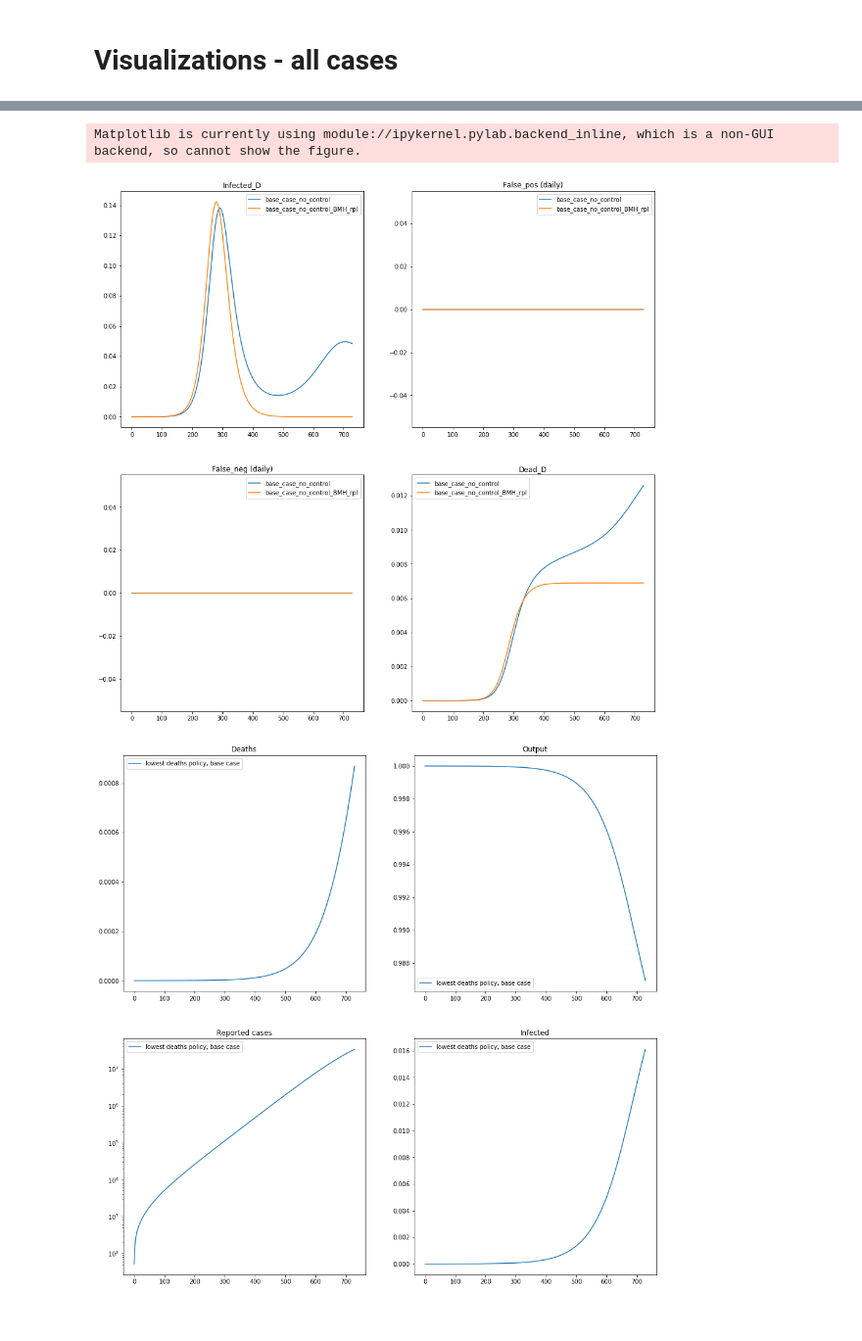
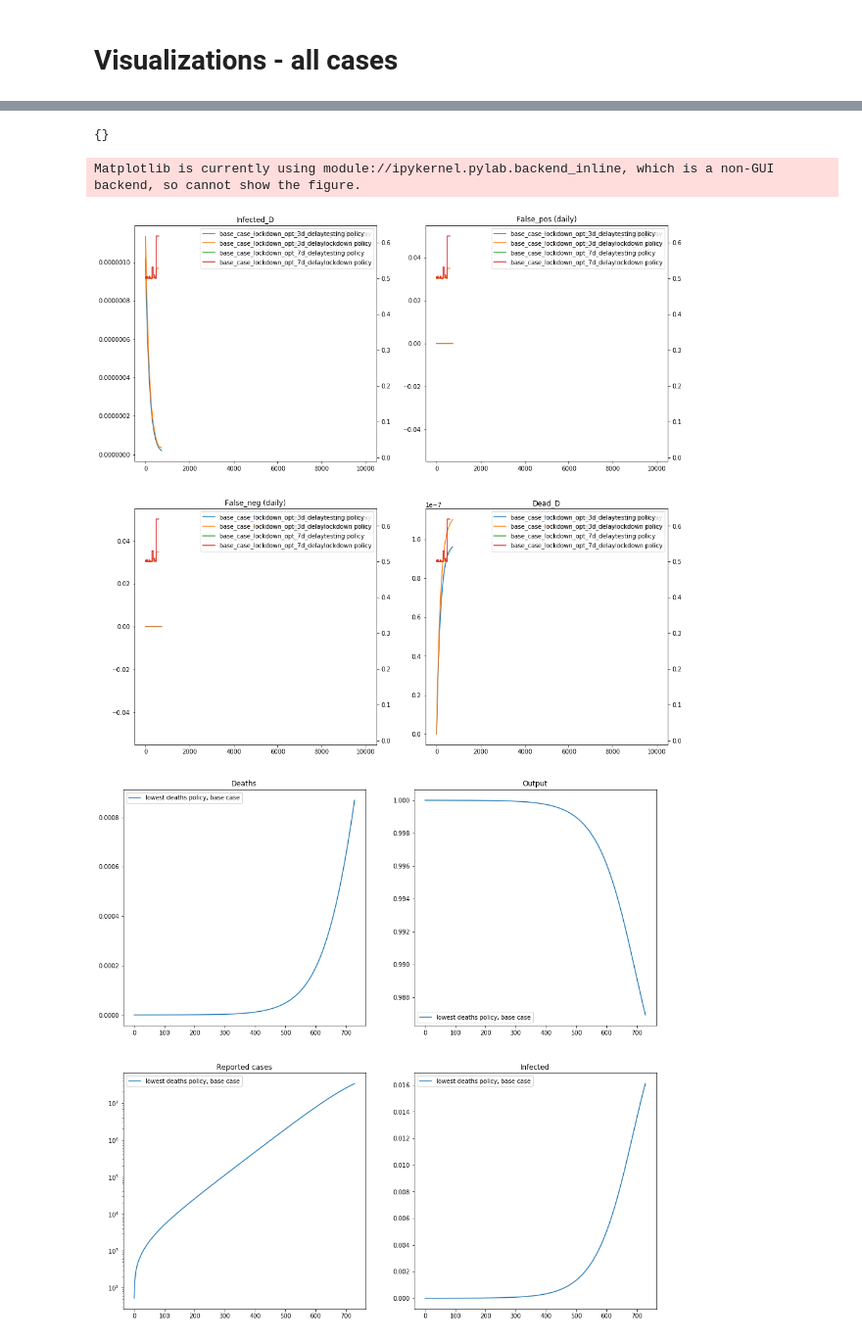
Before and after one commit to lauri-neuvonen/BHM_Covid_Testing, a Jupyter notebook: Visualizations.ipynb, the cells around one changed output, grey strips where cells are left out. Shown at 98% size. Drawn from its saved outputs; the diff is of its cells as text; code cells hidden in the pictures.

Commit message:
Reformulates policies to allow neater calls etc.

```diff
--- a/Visualizations.ipynb
+++ b/Visualizations.ipynb
@@ -25,18 +25,29 @@ class Policy_template():
         self.testing_policy_control_days = testing_policy_control_days
         self.testing_policy_lower_limits = testing_policy_lower_limits
         self.testing_policy_upper_limits = testing_policy_upper_limits
+
+class Policy():
+    def __init__(self, lockdown_policy, testing_policy):
+        self.lockdown_policy = lockdown_policy
+        self.testing_policy = testing_policy
 # %%
 # Tools for building optimization runs based on params.
 
-def create_policy(policy_control_times, policy_control_values):
-    policy = {} # this will hold the policy in format suitable for input to the epidemic model
+def create_sub_policy(policy_control_times, policy_control_values):
+    # creates a subpolicy (e.g. testing policy) that can be used as part of total policy (all controls)
+
+    sub_policy = {} # this will hold the policy in format suitable for input to the epidemic model
     #print("times: ", policy_control_times)
     #print("values: ", policy_control_values)
 
     for (i, t) in enumerate(policy_control_times):
-        policy[t] = policy_control_values[i]
+        sub_policy[t] = policy_control_values[i]
 
-    return policy
+    return sub_policy
+
+def create_policy(lockdown_policy, testing_policy):
+
+    return Policy(lockdown_policy, testing_policy)
 
 # Run generator
 
@@ -526,3 +513,19 @@ runs['base_case_no_control_BMH_rpl']={
+# %%
+runs = {}
+
+runs['base_case_lockdown_opt_3d_delay']={
+    'lockdown_policy_control_days': [3, 15, 30, 60, 90, 120, 150, 200, 250, 300, 350, 400, 450, 500, 600],
+    'testing_policy_control_days': [10000],   # no adjustments to testing policy
+    'testing_policy_lower_limits': [0.0],
+    'testing_policy_upper_limits': [0.05]
+}
+
+runs['base_case_lockdown_opt_7d_delay']={
+    'lockdown_policy_control_days': [7, 15, 30, 60, 90, 120, 150, 200, 250, 300, 350, 400, 450, 500, 600],
+    'testing_policy_control_days': [10000],   # no adjustments to testing policy
+    'testing_policy_lower_limits': [0.0],
+    'testing_policy_upper_limits': [0.05]
+}
 # %%
 for run in runs:
     model, model_case, policy_control = create_simu_run(**runs[run])
@@ -592,9 +594,13 @@ lockdown:  1.0
+# %%
+print(lowest_deaths_policy)
+# %% [output]
+{}
 # %%
-fig = epidemic_progression_plot([3, 4, 5, 7], epidemic_simulators, no_control_run_data, columns=2)
+fig = epidemic_progression_plot([3, 4, 5, 7], epidemic_simulators, lowest_deaths_run_data, columns=2, policies=lowest_deaths_policies)
 fig.show()
 # %% [output]
 Matplotlib is currently using module://ipykernel.pylab.backend_inline, which is a non-GUI backend, so cannot show the figure.
-[figure, old version]
+[figure, new version]
 # %%
 # base case check
 time_steps = range(0, epidemic_simulators['base_case_no_control'][0].T_years*365)
```
Also changed, not shown: parts of 2 cells of this notebook, 3 other files.
